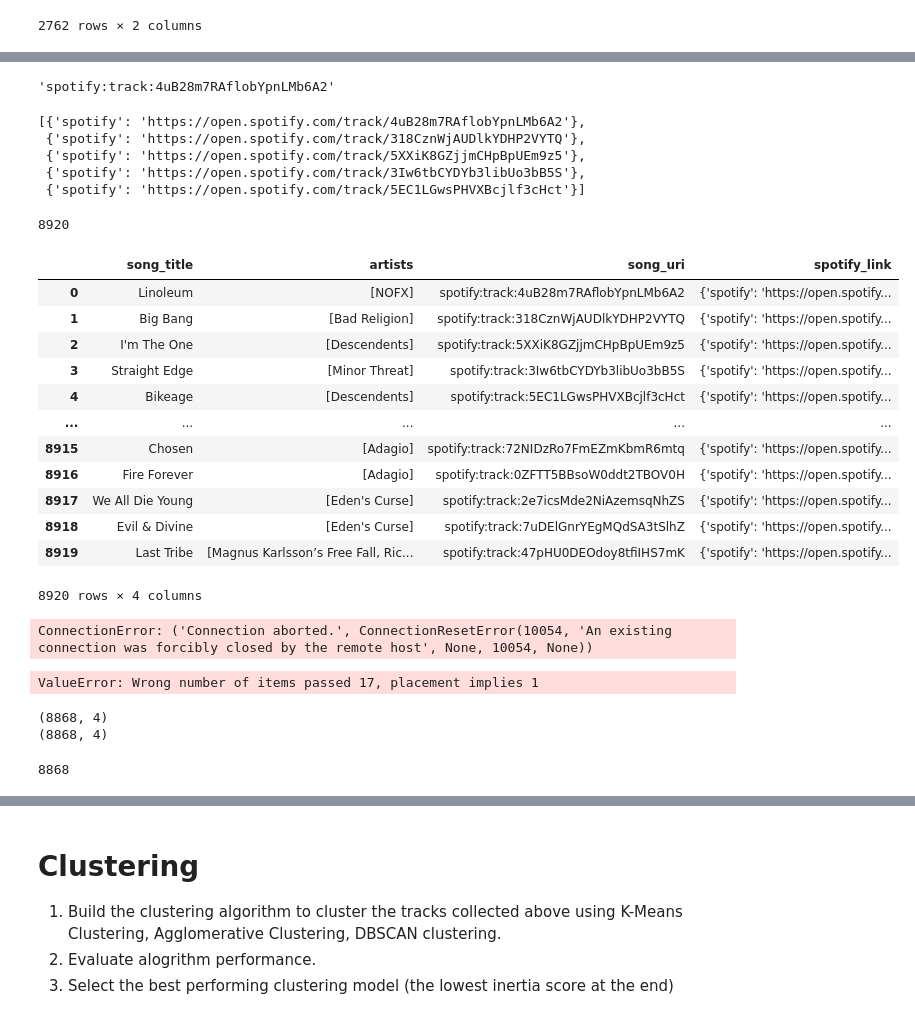
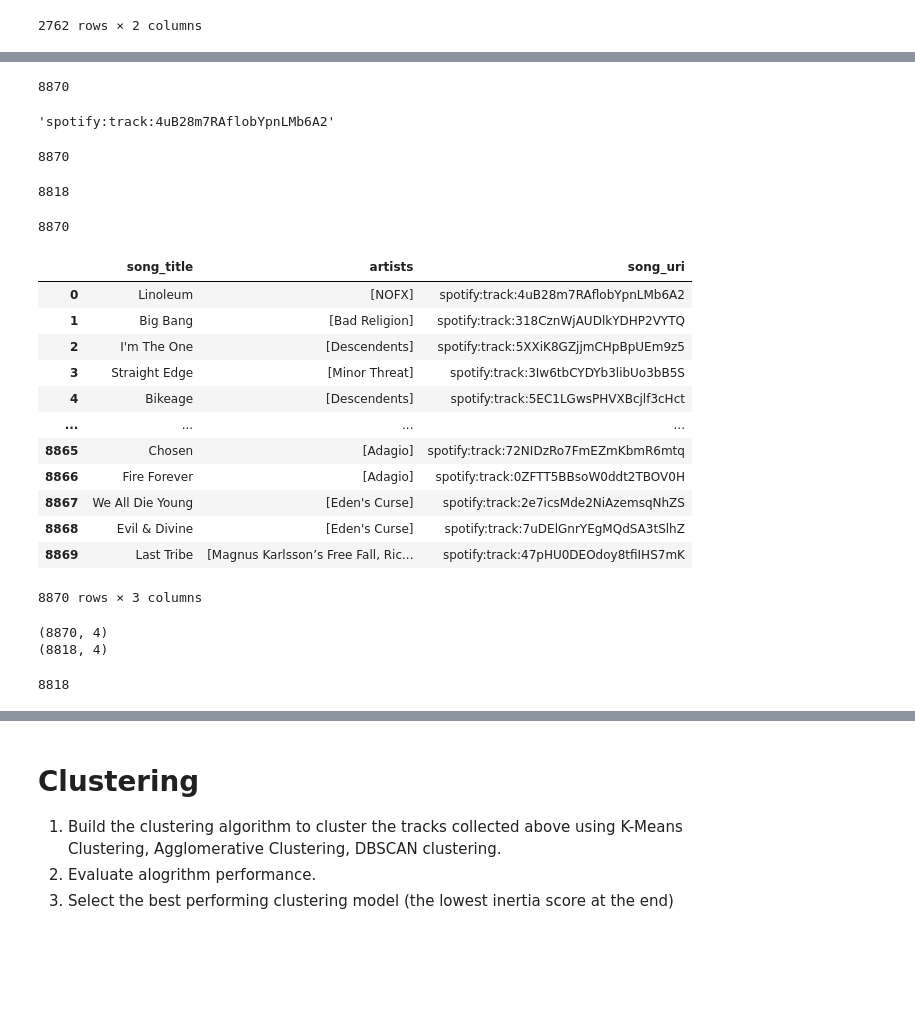
Before and after one commit to CallmeIshmaelH/GNOD-Song-Recommender, a Jupyter notebook: 6.05_LAB2_GNOD_using_spotify_API.ipynb, the cells around one changed output, grey strips where cells are left out. Drawn from its saved outputs; the diff is of its cells as text; code cells hidden in the pictures; blank space fills up the shorter version.

```diff
--- a/6.05_LAB2_GNOD_using_spotify_API.ipynb
+++ b/6.05_LAB2_GNOD_using_spotify_API.ipynb
@@ -308,3 +299,7 @@ playlist_tracks
+# %%
+len(playlist_tracks)
+# %% [output]
+8870
 # %%
 #create function to extract track uris from a list of tracks
 def track_uris(spotify_tracks):
@@ -323,6 +318,9 @@ def track_titles(spotify_tracks):
     return titles
 
 song_titles = track_titles(playlist_tracks)
+len(song_titles)
+# %% [output]
+8870
 # %%
 # create a function to extract the song links from each song
 def track_links(spotify_tracks):
@@ -330,13 +328,14 @@ def track_links(spotify_tracks):
     return links
 
 song_links = track_links(playlist_tracks)
-links[0:5]
+#song_links = [song_links[x][ list(song_links[x].keys())[0] ] for x in range(len(song_links))]
+links = []
+for x in song_links:
+   links = links + list(x.values())
+
+len(links)
 # %% [output]
-[{'spotify': 'https://open.spotify.com/track/4uB28m7RAflobYpnLMb6A2'},
- {'spotify': 'https://open.spotify.com/track/318CznWjAUDlkYDHP2VYTQ'},
- {'spotify': 'https://open.spotify.com/track/5XXiK8GZjjmCHpBpUEm9z5'},
- {'spotify': 'https://open.spotify.com/track/3Iw6tbCYDYb3libUo3bB5S'},
- {'spotify': 'https://open.spotify.com/track/5EC1LGwsPHVXBcjlf3cHct'}]
+8818
 # %%
 # create function to extract contributing artists as lists from each song
 def track_artists(spotify_tracks):
@@ -346,24 +345,24 @@ def track_artists(spotify_tracks):
 song_artists = track_artists(playlist_tracks)
 len(song_artists)
 # %% [output]
-8920
+8870
 # %%
-song_data = pd.DataFrame({'song_title':song_titles,'artists':song_artists, 'song_uri':song_uris,'spotify_link':song_links})
+song_data = pd.DataFrame({'song_title':song_titles,'artists':song_artists, 'song_uri':song_uris})
 song_data
 # %% [output]
-|  | song_title | artists | song_uri | spotify_link |
-| 0 | Linoleum | [NOFX] | spotify:track:4uB28m7RAflobYpnLMb6A2 | {'spotify': 'https://open.spotify... |
-| 1 | Big Bang | [Bad Religion] | spotify:track:318CznWjAUDlkYDHP2VYTQ | {'spotify': 'https://open.spotify... |
-| 2 | I'm The One | [Descendents] | spotify:track:5XXiK8GZjjmCHpBpUEm9z5 | {'spotify': 'https://open.spotify... |
-| 3 | Straight Edge | [Minor Threat] | spotify:track:3Iw6tbCYDYb3libUo3bB5S | {'spotify': 'https://open.spotify... |
-| 4 | Bikeage | [Descendents] | spotify:track:5EC1LGwsPHVXBcjlf3cHct | {'spotify': 'https://open.spotify... |
-| ... | ... | ... | ... | ... |
-| 8915 | Chosen | [Adagio] | spotify:track:72NIDzRo7FmEZmKbmR6mtq | {'spotify': 'https://open.spotify... |
-| 8916 | Fire Forever | [Adagio] | spotify:track:0ZFTT5BBsoW0ddt2TBOV0H | {'spotify': 'https://open.spotify... |
-| 8917 | We All Die Young | [Eden's Curse] | spotify:track:2e7icsMde2NiAzemsqNhZS | {'spotify': 'https://open.spotify... |
-| 8918 | Evil & Divine | [Eden's Curse] | spotify:track:7uDElGnrYEgMQdSA3tSlhZ | {'spotify': 'https://open.spotify... |
-| 8919 | Last Tribe | [Magnus Karlsson’s Free Fall, Ric... | spotify:track:47pHU0DEOdoy8tfiIHS7mK | {'spotify': 'https://open.spotify... |
+|  | song_title | artists | song_uri |
+| 0 | Linoleum | [NOFX] | spotify:track:4uB28m7RAflobYpnLMb6A2 |
+| 1 | Big Bang | [Bad Religion] | spotify:track:318CznWjAUDlkYDHP2VYTQ |
+| 2 | I'm The One | [Descendents] | spotify:track:5XXiK8GZjjmCHpBpUEm9z5 |
+| 3 | Straight Edge | [Minor Threat] | spotify:track:3Iw6tbCYDYb3libUo3bB5S |
+| 4 | Bikeage | [Descendents] | spotify:track:5EC1LGwsPHVXBcjlf3cHct |
+| ... | ... | ... | ... |
+| 8865 | Chosen | [Adagio] | spotify:track:72NIDzRo7FmEZmKbmR6mtq |
+| 8866 | Fire Forever | [Adagio] | spotify:track:0ZFTT5BBsoW0ddt2TBOV0H |
+| 8867 | We All Die Young | [Eden's Curse] | spotify:track:2e7icsMde2NiAzemsqNhZS |
+| 8868 | Evil & Divine | [Eden's Curse] | spotify:track:7uDElGnrYEgMQdSA3tSlhZ |
+| 8869 | Last Tribe | [Magnus Karlsson’s Free Fall, Ric... | spotify:track:47pHU0DEOdoy8tfiIHS7mK |
-8920 rows × 4 columns
+8870 rows × 3 columns
 # %%
 # get the track features for each track from the list of tracks as a list.
 def track_features(spotify_tracks):
@@ -375,25 +374,21 @@ def track_features(spotify_tracks):
     return audio_features
 
 song_features = track_features(playlist_tracks)
-# %% [output]
-ConnectionError: ('Connection aborted.', ConnectionResetError(10054, 'An existing connection was forcibly closed by the remote host', None, 10054, None))
 # %%
 song_data['features'] = song_features
-# %% [output]
-ValueError: Wrong number of items passed 17, placement implies 1
 # %%
 print(song_data.shape)
 song_data.dropna(inplace =True)
 print(song_data.shape)
 # %% [output]
-(8868, 4)
-(8868, 4)
+(8870, 4)
+(8818, 4)
 # %%
 # create a list of the remaining song feature dictionaries
 feature_list= list(song_data['features'])
 print(len(feature_list))
 # %% [output]
-8868
+8818
 # %%
 # create function to take in a set of audio features from a track and output the results as a dataframe.
 def track_feature_split2(feature_sets):
```
Also changed, not shown: parts of 21 cells of this notebook, 5 other files.
